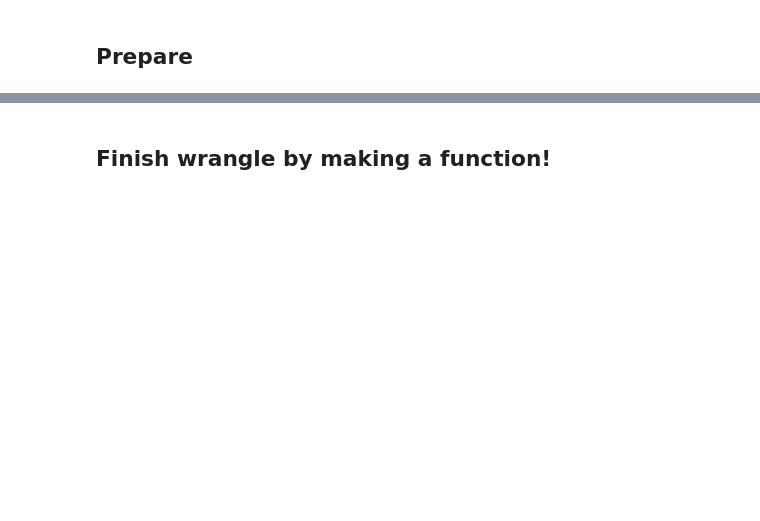
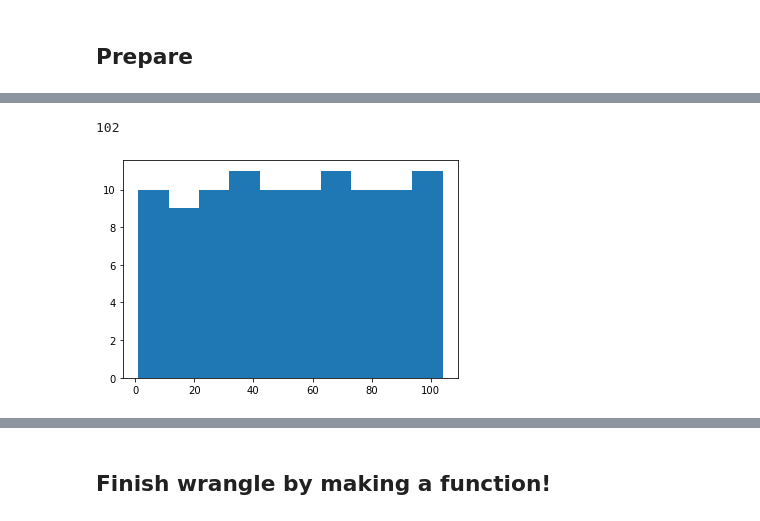
Before and after one commit to CodeupClassroom/pagel-regression, a Jupyter notebook: wrangle_lesson.ipynb, the cells around one changed output, grey strips where cells are left out. Cells and saved outputs as stored; diff of their text form; code cells hidden in the pictures; blank space fills up the shorter version.

```diff
--- a/wrangle_lesson.ipynb
+++ b/wrangle_lesson.ipynb
@@ -43,0 +162,3 @@ Takeaways: ?
+# %%
+#replaced the blank with a null
+df.exam3 = df.exam3.replace(' ', np.nan)
@@ -43,0 +233,4 @@ Takeaways: ?
+# %%
+#drop all my nulls in the df
+#will default to dropping any row with a null in it
+df = df.dropna()
@@ -43,0 +286,3 @@ Takeaways: ?
+# %%
+df.exam1 = df.exam1.astype(int)
+df.exam3 = df.exam3.astype(int)
@@ -43,0 +309,9 @@ Takeaways: ?
+# %%
+df.student_id.nunique()
+# %% [output]
+102
+# %%
+plt.hist(df.student_id)
+plt.show()
+# %% [output]
+[figure, added]
```
Also changed, not shown: parts of 46 cells of this notebook.
